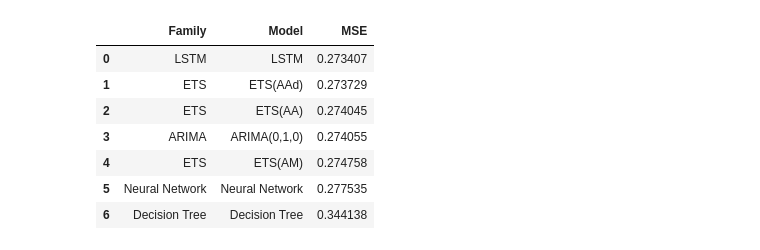
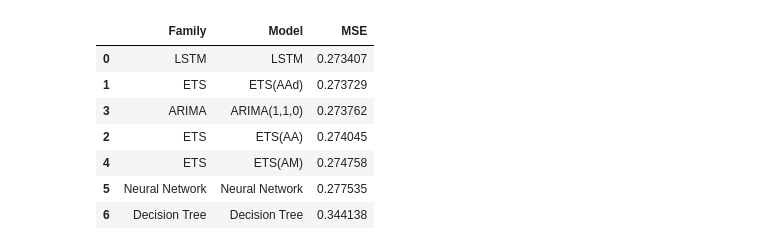
Before and after one commit to Plealm/Acciones_Series_Temporales, a Jupyter notebook: src/Comparación.ipynb, the cells around one changed output. Drawn from its saved outputs; the diff is of its cells as text; code cells hidden in the pictures.

```diff
--- a/src/Comparación.ipynb
+++ b/src/Comparación.ipynb
@@ -1,30 +1,30 @@
 # %%
 import pandas as pd
 
 # Create the combined dataframe
 data = [
     {"Family": "LSTM", "Model": "LSTM", "MSE": 0.273407},
     {"Family": "ETS", "Model": "ETS(AAd)", "MSE": 0.273729},
     {"Family": "ETS", "Model": "ETS(AA)", "MSE": 0.274045},
-    {"Family": "ARIMA", "Model": "ARIMA(0,1,0)", "MSE": 0.274055},
+    {"Family": "ARIMA", "Model": "ARIMA(1,1,0)", "MSE": 0.273762},
     {"Family": "ETS", "Model": "ETS(AM)", "MSE": 0.274758},
     {"Family": "Neural Network", "Model": "Neural Network", "MSE": 0.277535},
     {"Family": "Decision Tree", "Model": "Decision Tree", "MSE": 0.344138}
 ]
 
 df = pd.DataFrame(data)
 
 # Sort the dataframe by MSE in ascending order
 df_sorted = df.sort_values("MSE")
 
 # Display the sorted dataframe
 df_sorted
 # %% [output]
 |  | Family | Model | MSE |
 | 0 | LSTM | LSTM | 0.273407 |
 | 1 | ETS | ETS(AAd) | 0.273729 |
+| 3 | ARIMA | ARIMA(1,1,0) | 0.273762 |
 | 2 | ETS | ETS(AA) | 0.274045 |
-| 3 | ARIMA | ARIMA(0,1,0) | 0.274055 |
 | 4 | ETS | ETS(AM) | 0.274758 |
 | 5 | Neural Network | Neural Network | 0.277535 |
 | 6 | Decision Tree | Decision Tree | 0.344138 |
```
Also changed, not shown: parts of 2 cells of this notebook, 1 other file.
